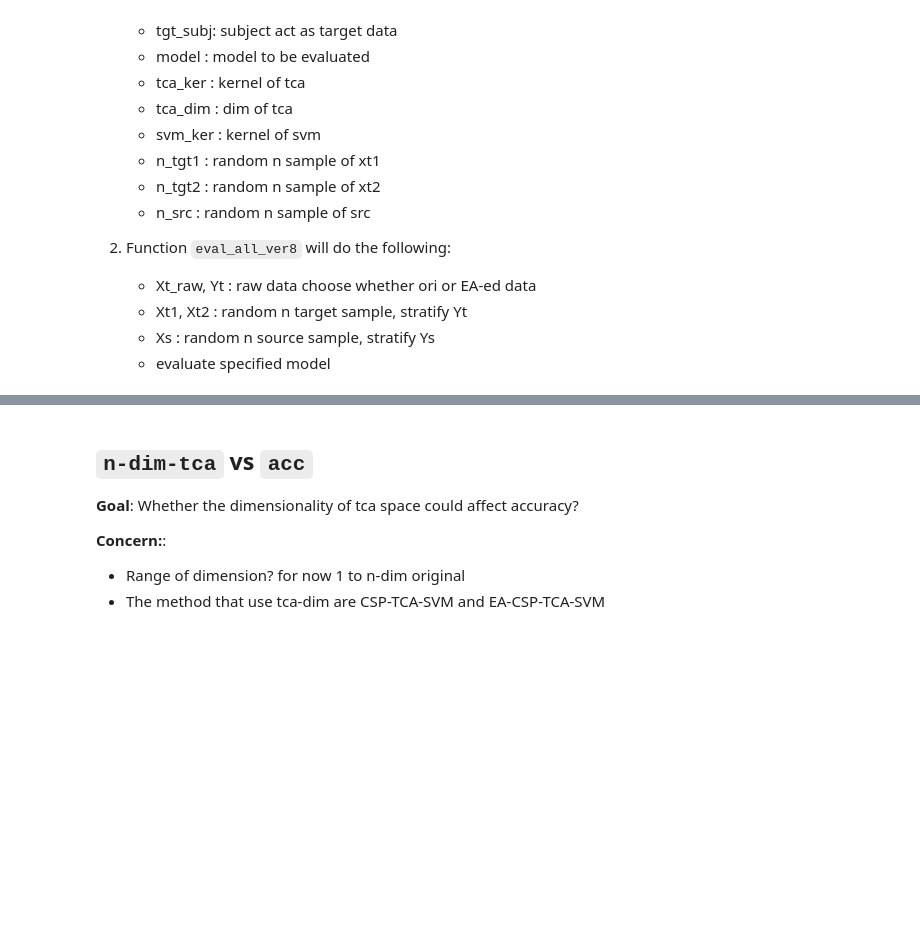
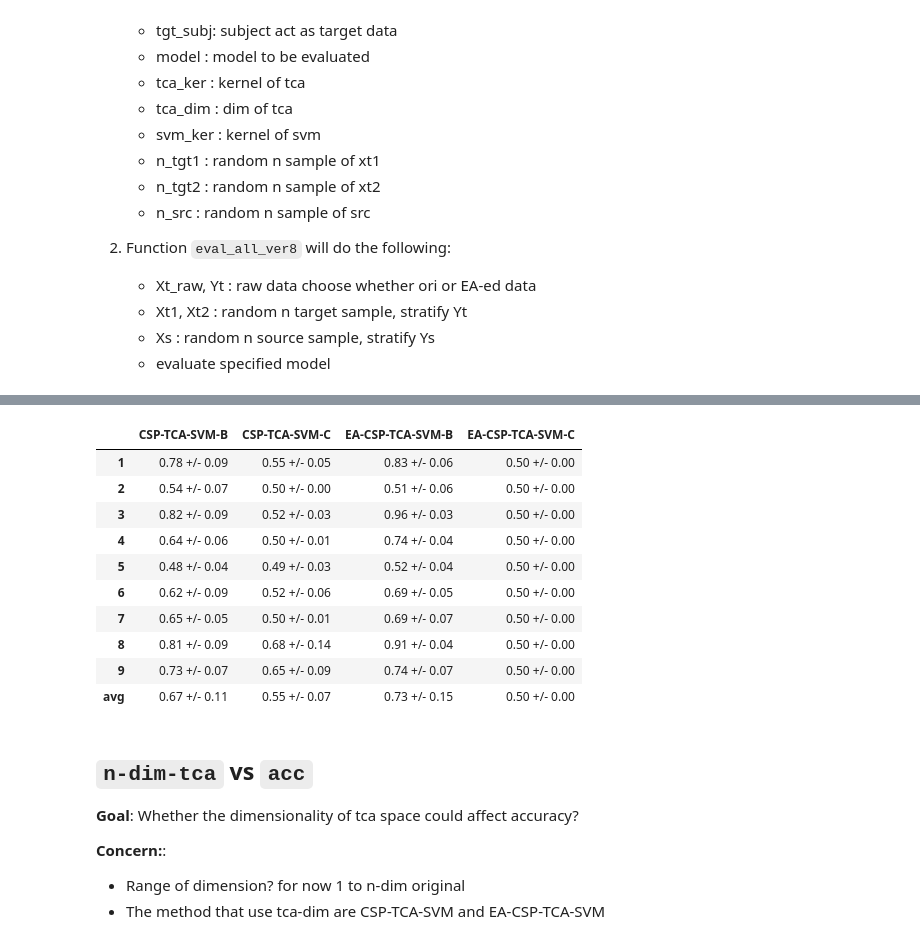
Before and after one commit to orvindemsy/ea-tca-mi-bci, a Jupyter notebook: main3.ipynb, the cells around one changed output, grey strips where cells are left out. Saved outputs shown, nothing was run; the diff lists cells and outputs as text; code cells hidden in the pictures; blank space fills up the shorter version.

Commit message:
finish evaluating eval8

```diff
--- a/main3.ipynb
+++ b/main3.ipynb
@@ -822,0 +856,29 @@ c.shape
+# %%
+# %%capture
+models = ['CSP-TCA-SVM-B', 'CSP-TCA-SVM-C', 'EA-CSP-TCA-SVM-B', 'EA-CSP-TCA-SVM-C']
+data = TL_data
+n_iter = 3
+tab_eval8 = {}
+
+for m in models:
+    print(m)
+    tab_eval8[m] = {}
+    model_sc = []
+
+    for t in data['tgt'].keys():
+        tab_eval8[m][t] = 0
+        sub_sc = []
+
+        for i in range(n_iter):
+            print(f'Iteration {i+1}')
+            sc = eval_all_ver8(data, tgt_subj=t, model=m, tca_ker='rbf', \
+                               tca_dim=3, svm_ker='rbf', n_tgt1=30, n_tgt2=50, n_src=100)
+            sub_sc.append(sc)
+
+        mean_sc, std_sc = np.array(sub_sc).mean(), np.array(sub_sc).std()
+        model_sc.append(mean_sc)
+
+        tab_eval8[m][t] = conv(mean_sc, std_sc)
+
+    mean_sc, std_sc = np.array(model_sc).mean(), np.array(model_sc).std()
+    tab_eval8[m]['avg'] = conv(mean_sc, std_sc)
@@ -823,3 +903,17 @@ c.shape
+# %%
+pd.DataFrame(tab_eval8)
+# %% [output]
+|  | CSP-TCA-SVM-B | CSP-TCA-SVM-C | EA-CSP-TCA-SVM-B | EA-CSP-TCA-SVM-C |
+| 1 | 0.78 +/- 0.09 | 0.55 +/- 0.05 | 0.83 +/- 0.06 | 0.50 +/- 0.00 |
+| 2 | 0.54 +/- 0.07 | 0.50 +/- 0.00 | 0.51 +/- 0.06 | 0.50 +/- 0.00 |
+| 3 | 0.82 +/- 0.09 | 0.52 +/- 0.03 | 0.96 +/- 0.03 | 0.50 +/- 0.00 |
+| 4 | 0.64 +/- 0.06 | 0.50 +/- 0.01 | 0.74 +/- 0.04 | 0.50 +/- 0.00 |
+| 5 | 0.48 +/- 0.04 | 0.49 +/- 0.03 | 0.52 +/- 0.04 | 0.50 +/- 0.00 |
+| 6 | 0.62 +/- 0.09 | 0.52 +/- 0.06 | 0.69 +/- 0.05 | 0.50 +/- 0.00 |
+| 7 | 0.65 +/- 0.05 | 0.50 +/- 0.01 | 0.69 +/- 0.07 | 0.50 +/- 0.00 |
+| 8 | 0.81 +/- 0.09 | 0.68 +/- 0.14 | 0.91 +/- 0.04 | 0.50 +/- 0.00 |
+| 9 | 0.73 +/- 0.07 | 0.65 +/- 0.09 | 0.74 +/- 0.07 | 0.50 +/- 0.00 |
+| avg | 0.67 +/- 0.11 | 0.55 +/- 0.07 | 0.73 +/- 0.15 | 0.50 +/- 0.00 |
 # %% [markdown]
 ## `n-dim-tca` vs `acc`
 **Goal**: Whether the dimensionality of tca space could affect accuracy?
```
Also changed, not shown: parts of 9 cells of this notebook.
